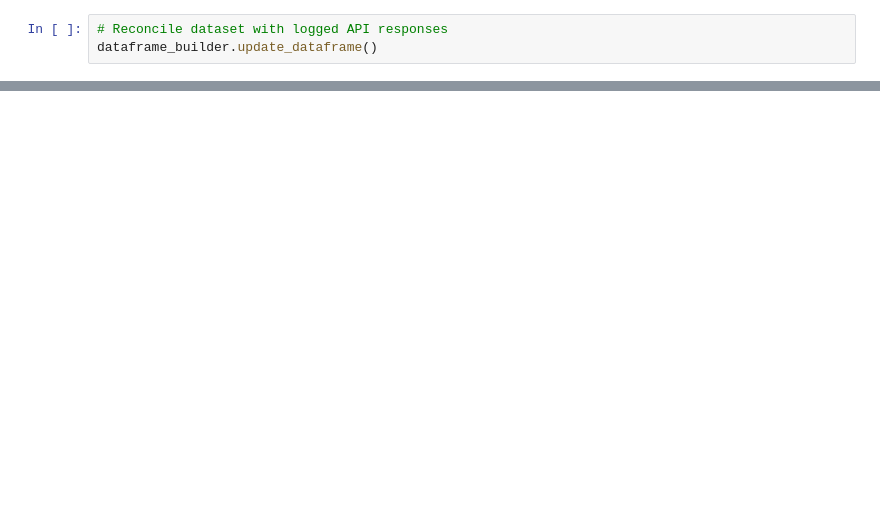
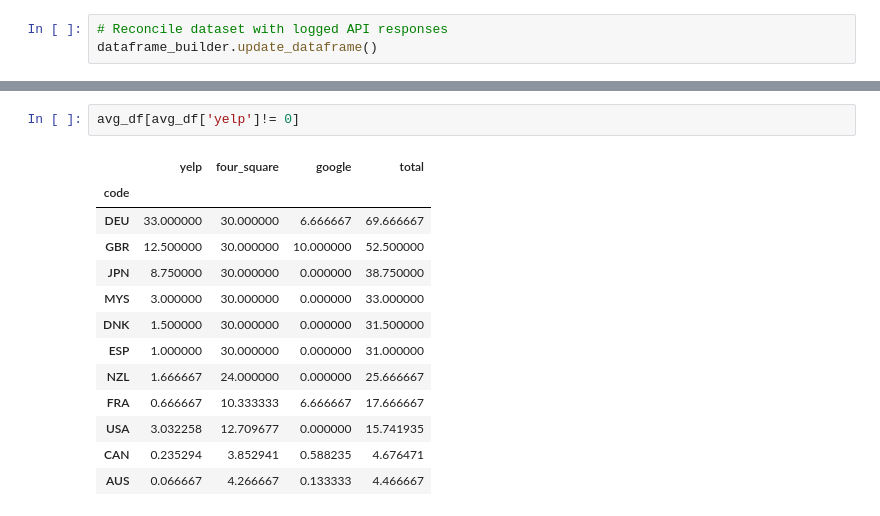
Before and after one commit to OwenBrush/automated-sampling-with-APIs, a Jupyter notebook: workbook.ipynb, the cells around one changed output, grey strips where cells are left out. Cells and saved outputs as stored; diff of their text form; blank space fills up the shorter version.

```diff
--- a/workbook.ipynb
+++ b/workbook.ipynb
@@ -94,0 +142,16 @@ print(f'''
+# %%
+avg_df[avg_df['yelp']!= 0]
+# %% [output]
+|  | yelp | four_square | google | total |
+| code |  |  |  |  |
+| DEU | 33.000000 | 30.000000 | 6.666667 | 69.666667 |
+| GBR | 12.500000 | 30.000000 | 10.000000 | 52.500000 |
+| JPN | 8.750000 | 30.000000 | 0.000000 | 38.750000 |
+| MYS | 3.000000 | 30.000000 | 0.000000 | 33.000000 |
+| DNK | 1.500000 | 30.000000 | 0.000000 | 31.500000 |
+| ESP | 1.000000 | 30.000000 | 0.000000 | 31.000000 |
+| NZL | 1.666667 | 24.000000 | 0.000000 | 25.666667 |
+| FRA | 0.666667 | 10.333333 | 6.666667 | 17.666667 |
+| USA | 3.032258 | 12.709677 | 0.000000 | 15.741935 |
+| CAN | 0.235294 | 3.852941 | 0.588235 | 4.676471 |
+| AUS | 0.066667 | 4.266667 | 0.133333 | 4.466667 |
```
Also changed, not shown: parts of 15 cells of this notebook, 8 other files.
